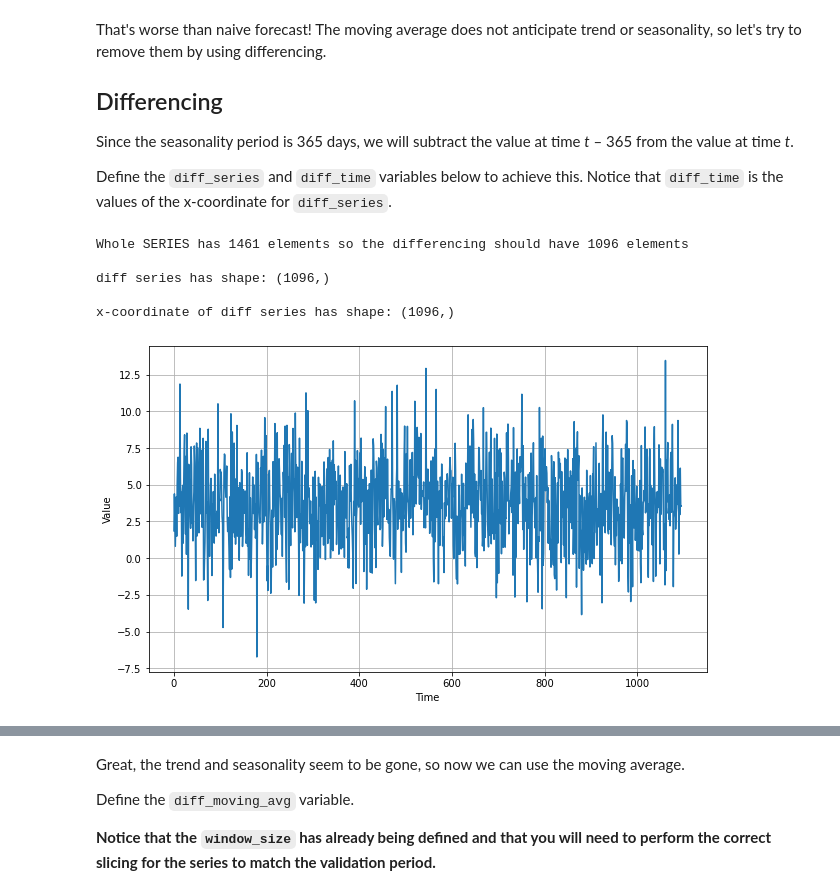
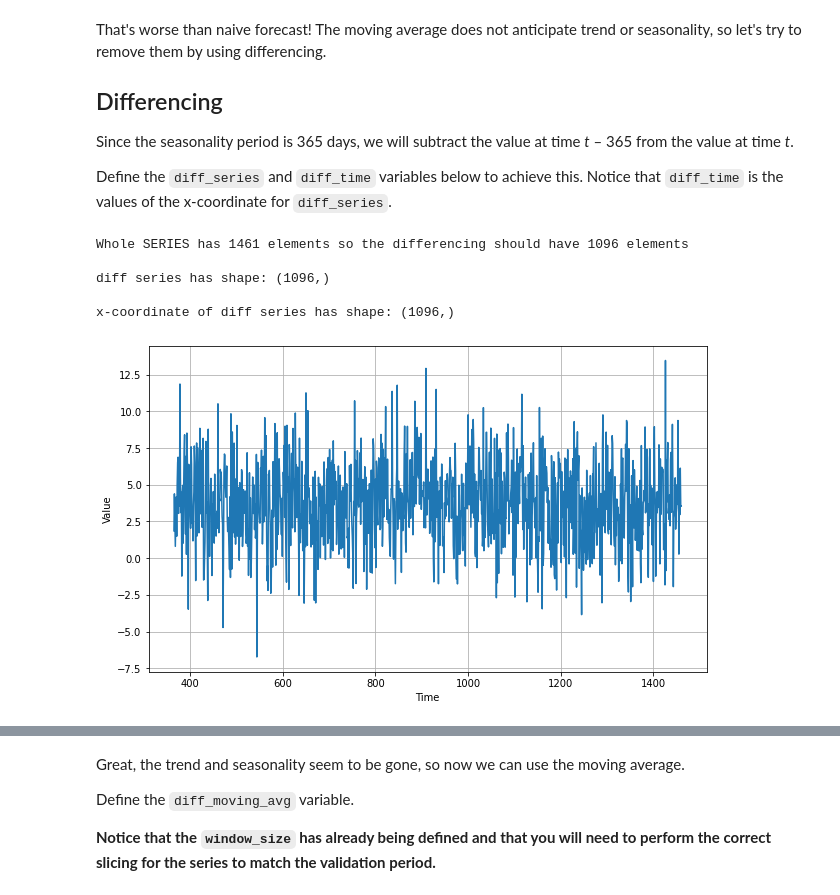
Before and after one commit to MrGeislinger/TensorFlow-Developer-Certificate, a Jupyter notebook: coursera/c4-tensorflow-sequences-time-series-and-prediction/w1-assignment/C4W1_Assignment.ipynb, the cells around one changed output, grey strips where cells are left out. Drawn from its saved outputs; the diff is of its cells as text; code cells hidden in the pictures.

````diff
--- a/coursera/c4-tensorflow-sequences-time-series-and-prediction/w1-assignment/C4W1_Assignment.ipynb
+++ b/coursera/c4-tensorflow-sequences-time-series-and-prediction/w1-assignment/C4W1_Assignment.ipynb
@@ -331,23 +331,23 @@ Define the `diff_series` and `diff_time` variables below to achieve this. Notice
 # %%
 ### START CODE HERE
 diff_series = SERIES[365:] - SERIES[:-365]
-diff_time = TIME[:-365]
+diff_time = TIME[365:]
 ### END CODE HERE
 
 print(f"Whole SERIES has {len(SERIES)} elements so the differencing should have {len(SERIES)-365} elements\n")
 print(f"diff series has shape: {diff_series.shape}\n")
 print(f"x-coordinate of diff series has shape: {diff_time.shape}\n")
 
 plt.figure(figsize=(10, 6))
 plot_series(diff_time, diff_series)
 plt.show()
 # %% [output]
 Whole SERIES has 1461 elements so the differencing should have 1096 elements
 
 diff series has shape: (1096,)
 
 x-coordinate of diff series has shape: (1096,)
-[figure, old version]
+[figure, new version]
 # %% [markdown]
 **Expected Output:**
 ```
````
Also changed, not shown: parts of 3 cells of this notebook.
